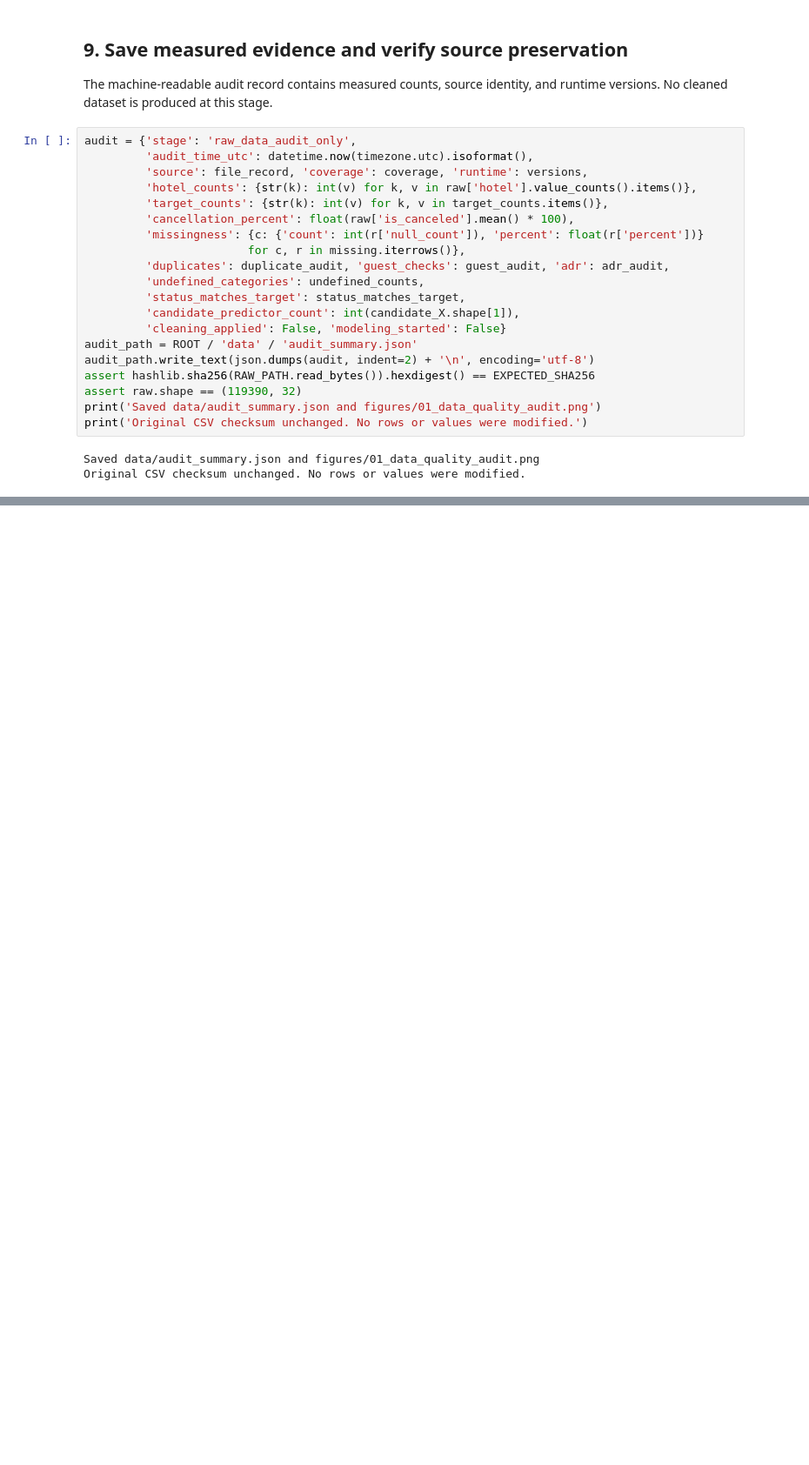
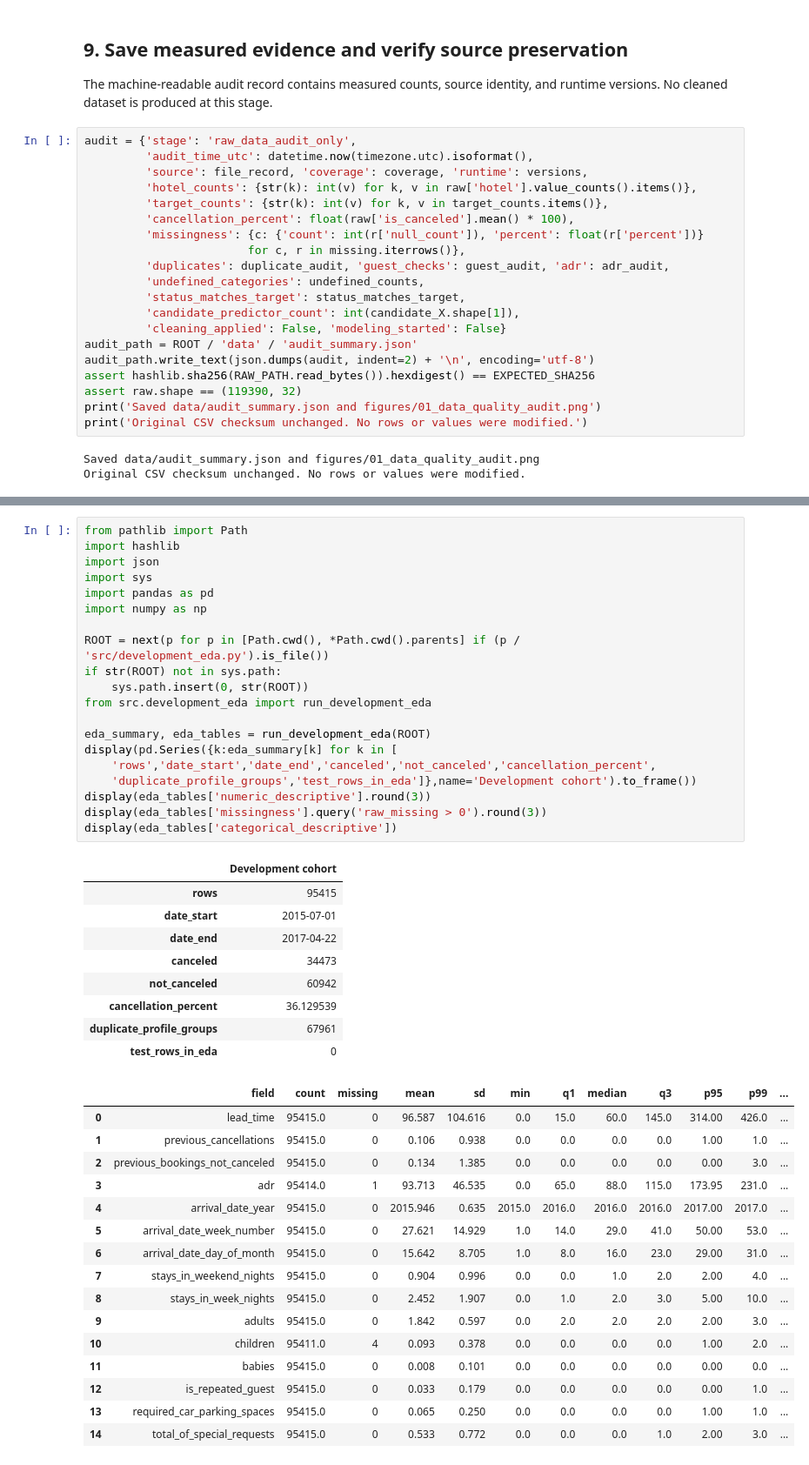
Before and after one commit to faraaz1027-cloud/cse437-hotel-cancellation-15, a Jupyter notebook: notebooks/01_data_audit_and_eda.ipynb, the cells around one changed output, grey strips where cells are left out. Shown at 87% size. Cells and saved outputs as stored; diff of their text form; blank space fills up the shorter version.

```diff
--- a/notebooks/01_data_audit_and_eda.ipynb
+++ b/notebooks/01_data_audit_and_eda.ipynb
@@ -344,0 +351,46 @@ OpenAI ChatGPT/Codex assisted with audit code, execution, figures, and interpret
+# %%
+from pathlib import Path
+import hashlib
+import json
+import sys
+import pandas as pd
+import numpy as np
+
+ROOT = next(p for p in [Path.cwd(), *Path.cwd().parents] if (p / 'src/development_eda.py').is_file())
+if str(ROOT) not in sys.path:
+    sys.path.insert(0, str(ROOT))
+from src.development_eda import run_development_eda
+
+eda_summary, eda_tables = run_development_eda(ROOT)
+display(pd.Series({k:eda_summary[k] for k in [
+    'rows','date_start','date_end','canceled','not_canceled','cancellation_percent',
+    'duplicate_profile_groups','test_rows_in_eda']},name='Development cohort').to_frame())
+display(eda_tables['numeric_descriptive'].round(3))
+display(eda_tables['missingness'].query('raw_missing > 0').round(3))
+display(eda_tables['categorical_descriptive'])
+# %% [output]
+|  | Development cohort |
+| rows | 95415 |
+| date_start | 2015-07-01 |
+| date_end | 2017-04-22 |
+| canceled | 34473 |
+| not_canceled | 60942 |
+| cancellation_percent | 36.129539 |
+| duplicate_profile_groups | 67961 |
+| test_rows_in_eda | 0 |
+|  | field | count | missing | mean | sd | min | q1 | median | q3 | p95 | p99 | ... |
+| 0 | lead_time | 95415.0 | 0 | 96.587 | 104.616 | 0.0 | 15.0 | 60.0 | 145.0 | 314.00 | 426.0 | ... |
+| 1 | previous_cancellations | 95415.0 | 0 | 0.106 | 0.938 | 0.0 | 0.0 | 0.0 | 0.0 | 1.00 | 1.0 | ... |
+| 2 | previous_bookings_not_canceled | 95415.0 | 0 | 0.134 | 1.385 | 0.0 | 0.0 | 0.0 | 0.0 | 0.00 | 3.0 | ... |
+| 3 | adr | 95414.0 | 1 | 93.713 | 46.535 | 0.0 | 65.0 | 88.0 | 115.0 | 173.95 | 231.0 | ... |
+| 4 | arrival_date_year | 95415.0 | 0 | 2015.946 | 0.635 | 2015.0 | 2016.0 | 2016.0 | 2016.0 | 2017.00 | 2017.0 | ... |
+| 5 | arrival_date_week_number | 95415.0 | 0 | 27.621 | 14.929 | 1.0 | 14.0 | 29.0 | 41.0 | 50.00 | 53.0 | ... |
+| 6 | arrival_date_day_of_month | 95415.0 | 0 | 15.642 | 8.705 | 1.0 | 8.0 | 16.0 | 23.0 | 29.00 | 31.0 | ... |
+| 7 | stays_in_weekend_nights | 95415.0 | 0 | 0.904 | 0.996 | 0.0 | 0.0 | 1.0 | 2.0 | 2.00 | 4.0 | ... |
+| 8 | stays_in_week_nights | 95415.0 | 0 | 2.452 | 1.907 | 0.0 | 1.0 | 2.0 | 3.0 | 5.00 | 10.0 | ... |
+| 9 | adults | 95415.0 | 0 | 1.842 | 0.597 | 0.0 | 2.0 | 2.0 | 2.0 | 2.00 | 3.0 | ... |
+| 10 | children | 95411.0 | 4 | 0.093 | 0.378 | 0.0 | 0.0 | 0.0 | 0.0 | 1.00 | 2.0 | ... |
+| 11 | babies | 95415.0 | 0 | 0.008 | 0.101 | 0.0 | 0.0 | 0.0 | 0.0 | 0.00 | 0.0 | ... |
+| 12 | is_repeated_guest | 95415.0 | 0 | 0.033 | 0.179 | 0.0 | 0.0 | 0.0 | 0.0 | 0.00 | 1.0 | ... |
+| 13 | required_car_parking_spaces | 95415.0 | 0 | 0.065 | 0.250 | 0.0 | 0.0 | 0.0 | 0.0 | 1.00 | 1.0 | ... |
+| 14 | total_of_special_requests | 95415.0 | 0 | 0.533 | 0.772 | 0.0 | 0.0 | 0.0 | 1.0 | 2.00 | 3.0 | ... |
```
Also changed, not shown: parts of 13 cells of this notebook, 25 other files.
